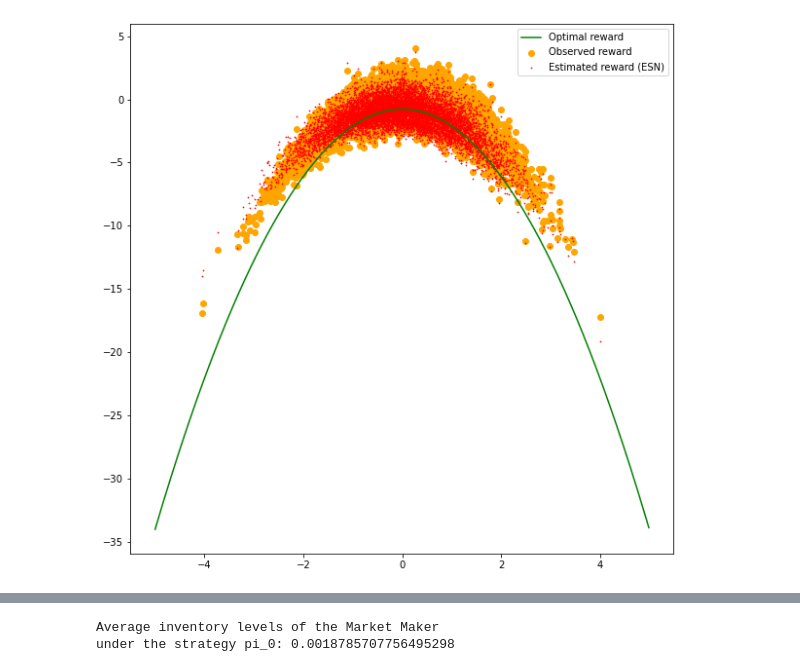
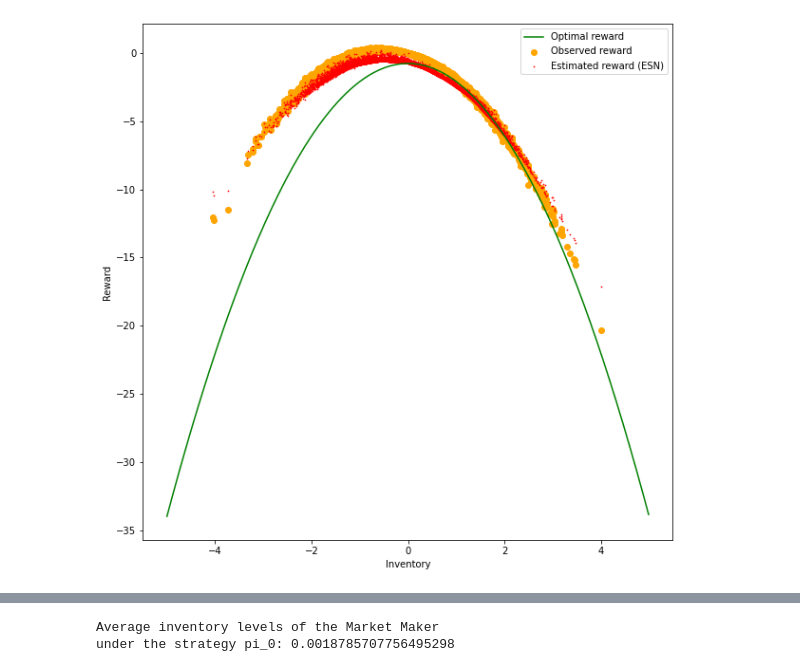
Before and after one commit to annakuchko/ESN-for-RL, a Jupyter notebook: Market_Maker_game.ipynb, the cells around one changed output, grey strips where cells are left out. Drawn from its saved outputs; the diff is of its cells as text; code cells hidden in the pictures.

```diff
--- a/Market_Maker_game.ipynb
+++ b/Market_Maker_game.ipynb
@@ -17,8 +17,6 @@ parser.add_argument('--initial_inventory', type=float, default=0,
                     help='The initial amount of inventory held by the agent')
 
 # Game arguments
-parser.add_argument('--steps', type=int, default=10000, help='The time over'
-                    ' which the environment evolves')
 parser.add_argument('--agent', type=str, default='MarketAgent', help='The '
                     'name of the agent')
 parser.add_argument('--function',type=str, default='ESN', help=' name of '
@@ -52,7 +50,8 @@ parser.add_argument('--two_norm', type=float, default=1, help='The 2-norm '
                     'of the recurrent weight matrix')
 parser.add_argument('--sparsity', type=float, default=0.0,
                     help='The proportion of recurrent weights set to zero')
-parser.add_argument('--L2', type=float, default=10**-8,
+# Here we use a higher L2 penalty then in the original paper (10^-2 instead of 10^-6)
+parser.add_argument('--L2', type=float, default=10**-2,
                     help='The regularisation parameter of the ridge '
                     'regression')
 parser.add_argument('--gamma', type=float, default=np.exp(-1), help='The discount'
@@ -69,7 +68,7 @@ MMGame = MarketMakerGame(config)
 # run the game with the initial policy pi_0
 MMGame.run_game(mode='init')
 # %%
-# plot optimal and estimated reward vs inventory levels
-MMGame.plot_rewards(plot_solution=True)
+# plot true and estimated reward vs inventory and the optimal curve for the policy p0
+MMGame.plot_inventory_reward(plot_solution=True)
 # %% [output]
-[figure, old version]
+[figure, new version]
```
Also changed, not shown: parts of 11 cells of this notebook, 3 other files.
